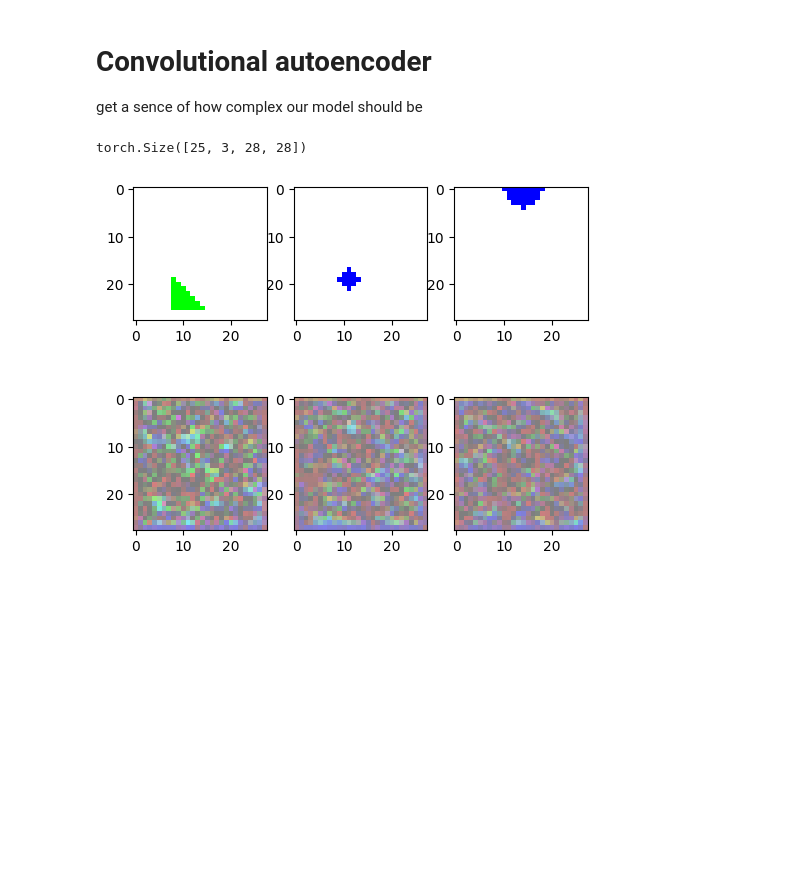
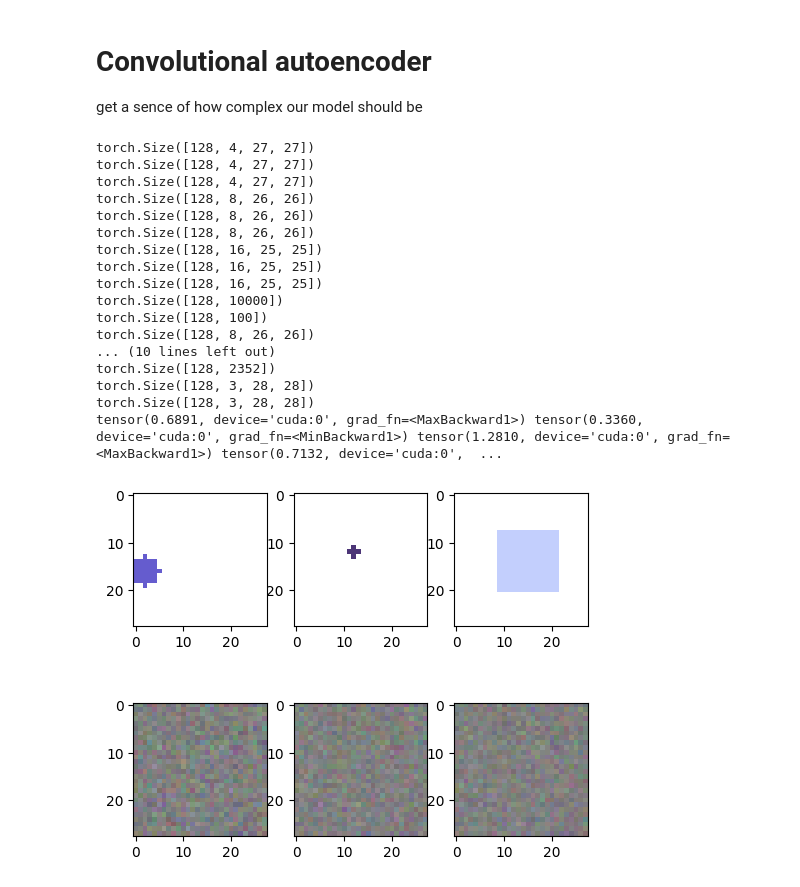
Before and after one commit to SergeiDBykov/ai-side-projects, a Jupyter notebook: VAE_synthetic_data/2d_VAE.ipynb, the cells around one changed output. Saved outputs shown, nothing was run; the diff lists cells and outputs as text; code cells hidden in the pictures; blank space fills up the shorter version.

Commit message:
2d VAE autoencoder set up

```diff
--- a/VAE_synthetic_data/2d_VAE.ipynb
+++ b/VAE_synthetic_data/2d_VAE.ipynb
@@ -148,8 +141,7 @@ Fixed Color:
 # %%
-batch_size = 25
+batch_size = 128
 
-#dataset = GeometricFiguresDataset(random_color=True)
-dataset = GeometricFiguresDataset(random_color=False, black_white=False)
+dataset = GeometricFiguresDataset(random_color=True)
 dataloader = torch.utils.data.DataLoader(dataset, batch_size=batch_size, shuffle=True)
 # %% [markdown]
 # Convolutional autoencoder
@@ -226,53 +236,58 @@ class Decoder(nn.Module):
-# %%
-
-class ConvAutoencoder(nn.Module):
-    def __init__(self, input_channels, encoder_channels, latent_dim = 100):
-        super(ConvAutoencoder, self).__init__()
-        self.encoder = Encoder(input_channels, encoder_channels, latent_dim = latent_dim)
-        encoder_channels = [3, 4, 8, 16]
-        latent_dim = latent_dim
-        output_conv_shape = torch.Size([16, 25, 25])
-        self.decoder = Decoder(encoder_channels, latent_dim, output_conv_shape)
-
-    def forward(self, x):
-        x = self.encoder(x)
-        x = self.decoder(x)
-        return x
 # %%
 
 # Define model parameters
 input_channels = 3  # RGB channels
-encoder_channels = [4, 8, 16, 32]    #shpuld be like 8,16,32 ...
-latent_dim = 250
+encoder_channels = [4, 8, 16]    #shpuld be like 8,16,32 ...
+latent_dim = 100
 
-# Initialize the model
 model = ConvAutoencoder(input_channels, encoder_channels, latent_dim)
-
-# Define loss function and optimizer
 criterion = nn.MSELoss()
 
+model = model.to(device)
+criterion = criterion.to(device)
 
+model.encoder.forward(next(iter(dataloader))[0].to(device), debug_shape=True)
+model.decoder.forward(torch.rand(128, 100).to(device), debug_shape=True)
 
-# test for random input batch
-#random_batch = torch.rand((128, 3, 28, 28))
-#output = model(random_batch)
 
 random_batch = next(iter(dataloader))
 random_batch = random_batch[0].to(device)
 output = model(random_batch)
 
 print(output.shape)
-assert output.shape == random_batch.shape
+assert output.shape == random_batch.shape, f"Expected output shape {random_batch.shape} but got {output.shape}"
 
 
 plt.figure(figsize=(10, 5))
 for i in range(3):
     plt.subplot(2, 5, i+1)
     plt.imshow(random_batch[i].permute(1, 2, 0).cpu().detach().numpy())
     plt.subplot(2, 5, i+6)
     plt.imshow(output[i].permute(1, 2, 0).cpu().detach().numpy())
+
+
+o1 = output[0]
+o2 = output[1]
+
+print(o1.max(), o1.min(), (o1/o2).max(), (o1/o2).min())
 # %% [output]
-torch.Size([25, 3, 28, 28])
+torch.Size([128, 4, 27, 27])
+torch.Size([128, 4, 27, 27])
+torch.Size([128, 4, 27, 27])
+torch.Size([128, 8, 26, 26])
+torch.Size([128, 8, 26, 26])
+torch.Size([128, 8, 26, 26])
+torch.Size([128, 16, 25, 25])
+torch.Size([128, 16, 25, 25])
+torch.Size([128, 16, 25, 25])
+torch.Size([128, 10000])
+torch.Size([128, 100])
+torch.Size([128, 8, 26, 26])
+... (10 lines left out)
+torch.Size([128, 2352])
+torch.Size([128, 3, 28, 28])
+torch.Size([128, 3, 28, 28])
+tensor(0.6891, device='cuda:0', grad_fn=<MaxBackward1>) tensor(0.3360, device='cuda:0', grad_fn=<MinBackward1>) tensor(1.2810, device='cuda:0', grad_fn=<MaxBackward1>) tensor(0.7132, device='cuda:0',  ...
-[figure, old version]
+[figure, new version]
 # %%
 # Training loop
```
Also changed, not shown: parts of 7 cells of this notebook, 3 other files.
